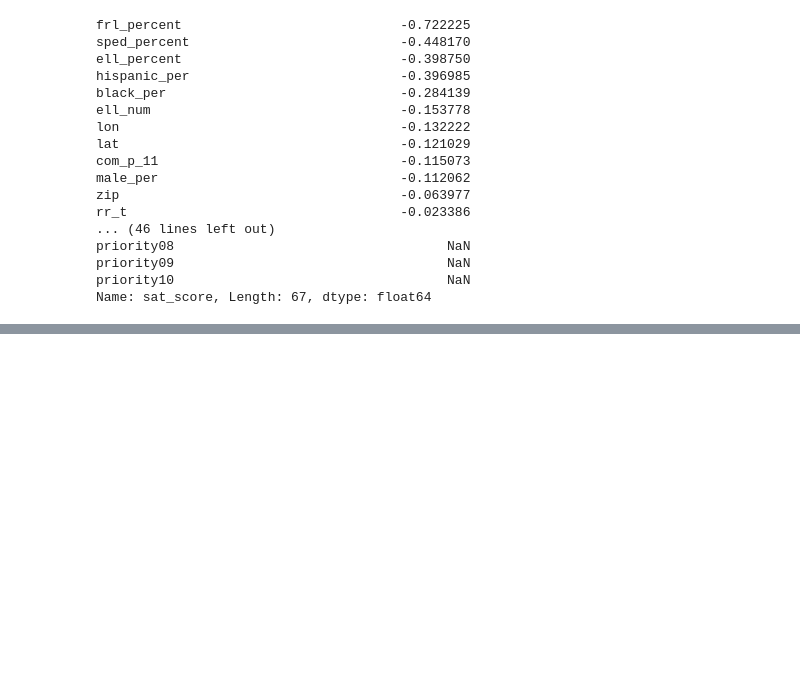
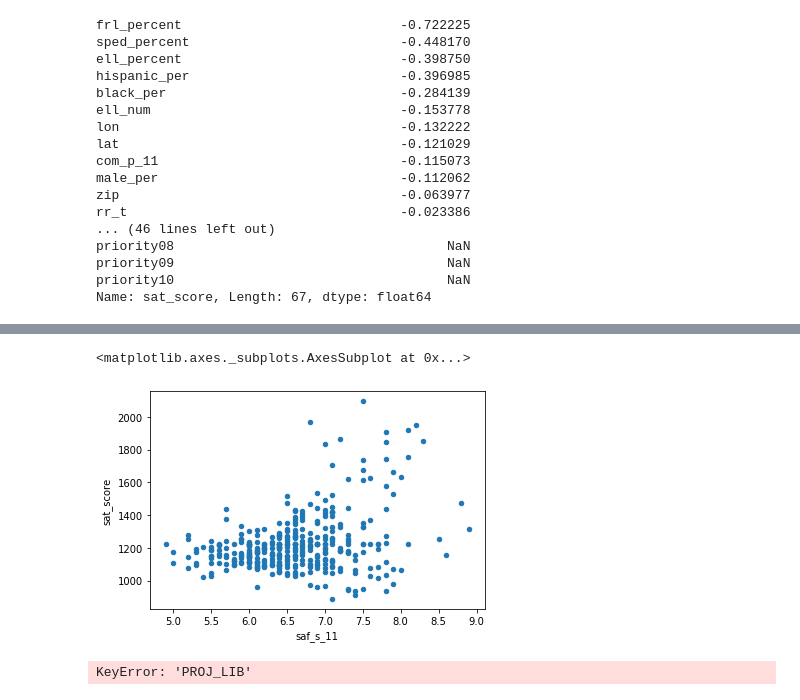
Before and after one commit to OniSlayer/analyzing_sat_scores, a Jupyter notebook: analyzing_sat_scores.ipynb, the cells around one changed output, grey strips where cells are left out. Cells and saved outputs as stored; diff of their text form; code cells hidden in the pictures; blank space fills up the shorter version.

```diff
--- a/analyzing_sat_scores.ipynb
+++ b/analyzing_sat_scores.ipynb
@@ -189,0 +190,41 @@ combined.plot.scatter(x = 'sat_score', y = 'white_per')
+# %%
+# There is a strong correlation between saf_t_11 and the sat_score, and also between saf_s_11 and the sat score.
+# This set a relation between a safe school and the score of the sat.
+
+# Looking deeper into the possible relation, a scatter plot between the saf_s_11 and sat_score is made
+
+combined.plot.scatter(x = 'saf_s_11', y = 'sat_score')
+
+# There seems to be a possitive correlation betwwen the saf_s_11 and the sat_score
+# %% [output]
+<matplotlib.axes._subplots.AxesSubplot at 0x...>
+[figure, added]
+# %%
+import matplotlib.pyplot as plt
+from mpl_toolkits.basemap import Basemap
+
+districts = combined.groupby("school_dist").agg(numpy.mean)
+districts.reset_index(inplace=True)
+
+m = Basemap(
+    projection='merc',
+    llcrnrlat=40.496044,
+    urcrnrlat=40.915256,
+    llcrnrlon=-74.255735,
+    urcrnrlon=-73.700272,
+    resolution='i'
+)
+
+m.drawmapboundary(fill_color='#85A6D9')
+m.drawcoastlines(color='#6D5F47', linewidth=.4)
+m.drawrivers(color='#6D5F47', linewidth=.4)
+# Temporary bug: if you run the following line of code in the Jupyter Guided Project interface on Dataquest, you'll get an error.
+# We're working on a fix, thanks for your patience! This should work fine locally on your own computer though.
+m.fillcontinents(color='white',lake_color='#85A6D9')
+
+longitudes = districts["lon"].tolist()
+latitudes = districts["lat"].tolist()
+m.scatter(longitudes, latitudes, s=50, zorder=2, latlon=True, c=districts["saf_s_11"], cmap="summer")
+plt.show()
+# %% [output]
+KeyError: 'PROJ_LIB'
```
Also changed, not shown: parts of 2 cells of this notebook, 1 other file.
